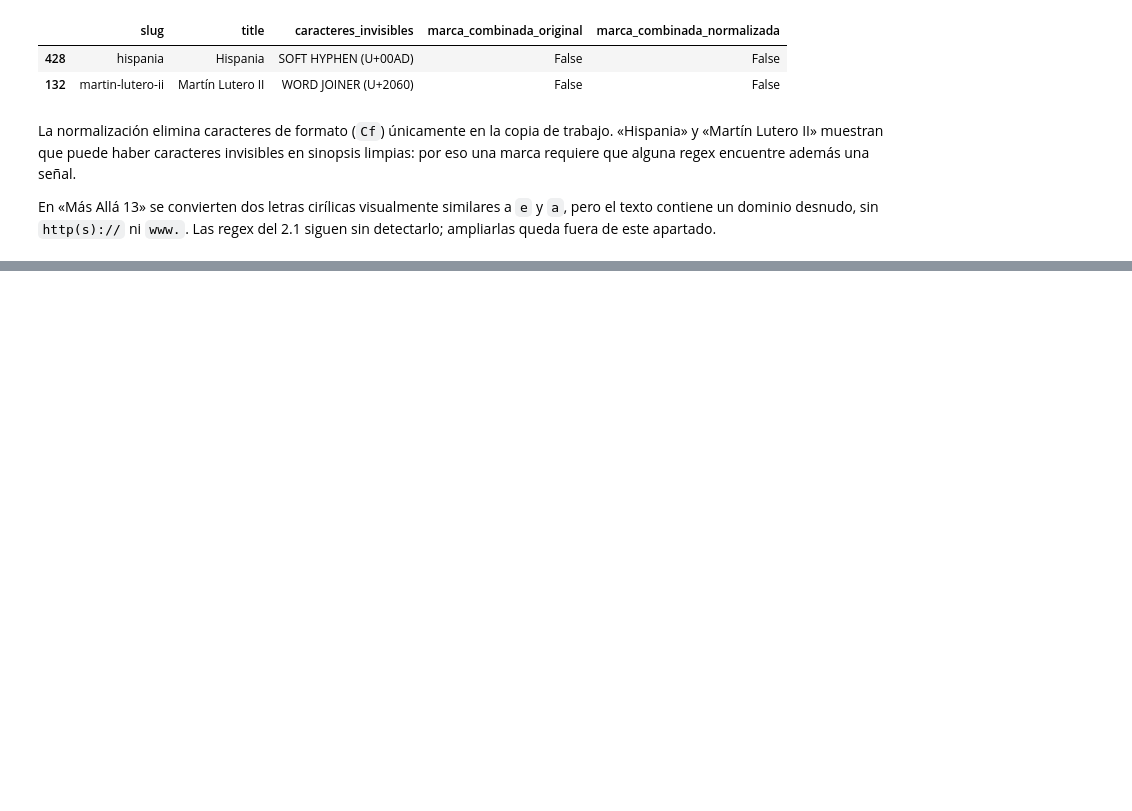
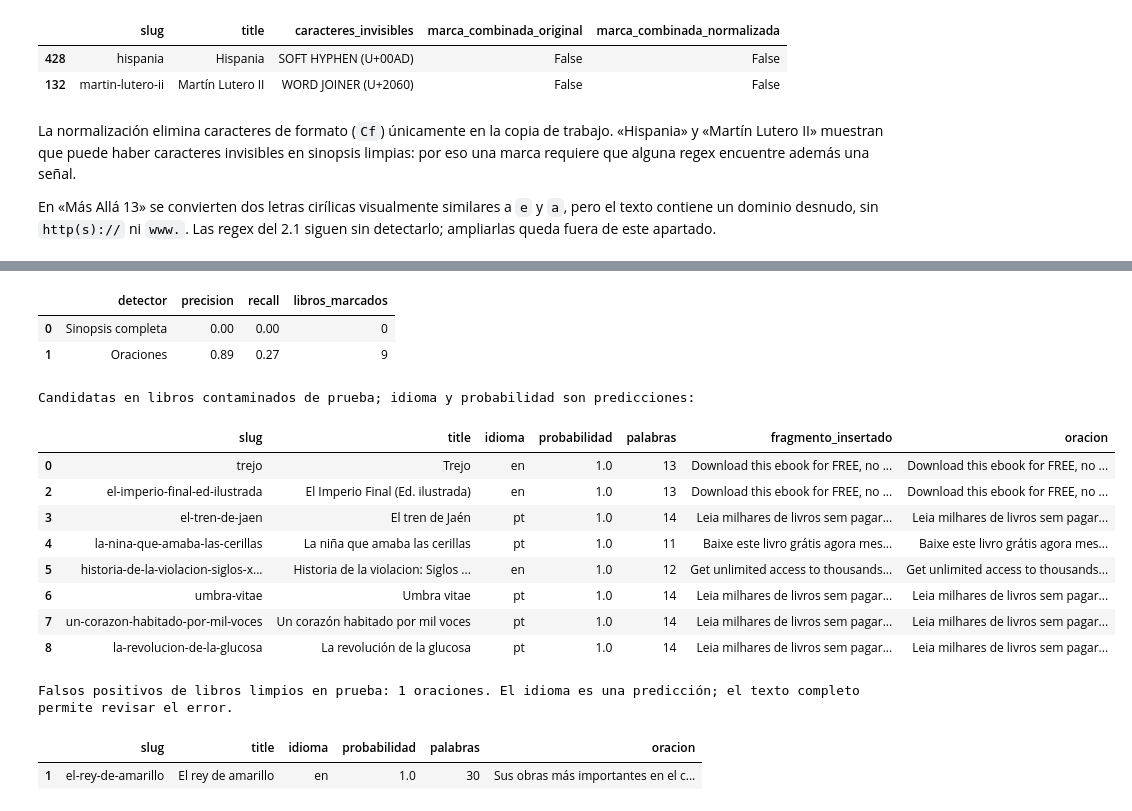
Before and after one commit to manuelibarbia/NLP_Ayala_Cerana_Colombo_Ibarbia, a Jupyter notebook: notebooks/TP3_ayala_cerana_colombo_ibarbia.ipynb, the cells around one changed output, grey strips where cells are left out. Drawn from its saved outputs; the diff is of its cells as text; code cells hidden in the pictures; blank space fills up the shorter version.

```diff
--- a/notebooks/TP3_ayala_cerana_colombo_ibarbia.ipynb
+++ b/notebooks/TP3_ayala_cerana_colombo_ibarbia.ipynb
@@ -649,0 +841,77 @@ En «Más Allá 13» se convierten dos letras cirílicas visualmente similares a
+# %%
+prueba_2_3 = prueba.copy()
+idiomas_prueba_completos = prueba_2_3["synopsis"].map(detectar_idioma)
+prueba_2_3["idioma_sinopsis"] = idiomas_prueba_completos.map(lambda resultado: resultado[0])
+prueba_2_3["marca_idioma_sinopsis"] = ~prueba_2_3["idioma_sinopsis"].isin(("es", "sin detección"))
+prueba_2_3["oraciones_analizadas"] = prueba_2_3["synopsis"].map(analizar_oraciones)
+prueba_2_3["marca_idioma_oracion"] = prueba_2_3["oraciones_analizadas"].map(
+    lambda oraciones: marcar_idioma_oracion(
+        oraciones,
+        MINIMO_PALABRAS_IDIOMA,
+        UMBRAL_IDIOMA,
+    )
+)
+
+y_prueba_idioma = prueba_2_3["contaminado"].astype(int)
+resultados_idioma = []
+for nombre, columna in [
+    ("Sinopsis completa", "marca_idioma_sinopsis"),
+    ("Oraciones", "marca_idioma_oracion"),
+]:
+    predicciones = prueba_2_3[columna].astype(int)
+    resultados_idioma.append({
+        "detector": nombre,
+        "precision": round(precision_score(y_prueba_idioma, predicciones, zero_division=0), 2),
+        "recall": round(recall_score(y_prueba_idioma, predicciones, zero_division=0), 2),
+        "libros_marcados": int(predicciones.sum()),
+    })
+
+tabla_metricas_idioma = pd.DataFrame(resultados_idioma)
+display(tabla_metricas_idioma)
+
+oraciones_marcadas_prueba = filas_oraciones_marcadas(prueba_2_3)
+oraciones_contaminadas_prueba = oraciones_marcadas_prueba.loc[
+    oraciones_marcadas_prueba["contaminado"].eq(1)
+]
+print("Candidatas en libros contaminados de prueba; idioma y probabilidad son predicciones:")
+with pd.option_context("display.max_colwidth", None):
+    display(
+        oraciones_contaminadas_prueba[
+            ["slug", "title", "idioma", "probabilidad", "palabras", "fragmento_insertado", "oracion"]
+        ]
+    )
+
+falsos_positivos_idioma_prueba = oraciones_marcadas_prueba.loc[
+    oraciones_marcadas_prueba["contaminado"].eq(0)
+]
+print(
+    "Falsos positivos de libros limpios en prueba: "
+    f"{len(falsos_positivos_idioma_prueba)} oraciones. "
+    "El idioma es una predicción; el texto completo permite revisar el error."
+)
+if falsos_positivos_idioma_prueba.empty:
+    print("No hubo falsos positivos por oración en prueba.")
+else:
+    with pd.option_context("display.max_colwidth", None):
+        display(
+            falsos_positivos_idioma_prueba[
+                ["slug", "title", "idioma", "probabilidad", "palabras", "oracion"]
+            ]
+        )
+# %% [output]
+|  | detector | precision | recall | libros_marcados |
+| 0 | Sinopsis completa | 0.00 | 0.00 | 0 |
+| 1 | Oraciones | 0.89 | 0.27 | 9 |
+Candidatas en libros contaminados de prueba; idioma y probabilidad son predicciones:
+|  | slug | title | idioma | probabilidad | palabras | fragmento_insertado | oracion |
+| 0 | trejo | Trejo | en | 1.0 | 13 | Download this ebook for FREE, no ... | Download this ebook for FREE, no ... |
+| 2 | el-imperio-final-ed-ilustrada | El Imperio Final (Ed. ilustrada) | en | 1.0 | 13 | Download this ebook for FREE, no ... | Download this ebook for FREE, no ... |
+| 3 | el-tren-de-jaen | El tren de Jaén | pt | 1.0 | 14 | Leia milhares de livros sem pagar... | Leia milhares de livros sem pagar... |
+| 4 | la-nina-que-amaba-las-cerillas | La niña que amaba las cerillas | pt | 1.0 | 11 | Baixe este livro grátis agora mes... | Baixe este livro grátis agora mes... |
+| 5 | historia-de-la-violacion-siglos-x... | Historia de la violacion: Siglos ... | en | 1.0 | 12 | Get unlimited access to thousands... | Get unlimited access to thousands... |
+| 6 | umbra-vitae | Umbra vitae | pt | 1.0 | 14 | Leia milhares de livros sem pagar... | Leia milhares de livros sem pagar... |
+| 7 | un-corazon-habitado-por-mil-voces | Un corazón habitado por mil voces | pt | 1.0 | 14 | Leia milhares de livros sem pagar... | Leia milhares de livros sem pagar... |
+| 8 | la-revolucion-de-la-glucosa | La revolución de la glucosa | pt | 1.0 | 14 | Leia milhares de livros sem pagar... | Leia milhares de livros sem pagar... |
+Falsos positivos de libros limpios en prueba: 1 oraciones. El idioma es una predicción; el texto completo permite revisar el error.
+|  | slug | title | idioma | probabilidad | palabras | oracion |
+| 1 | el-rey-de-amarillo | El rey de amarillo | en | 1.0 | 30 | Sus obras más importantes en el c... |
```
Also changed, not shown: parts of 6 cells of this notebook, 5 other files.
